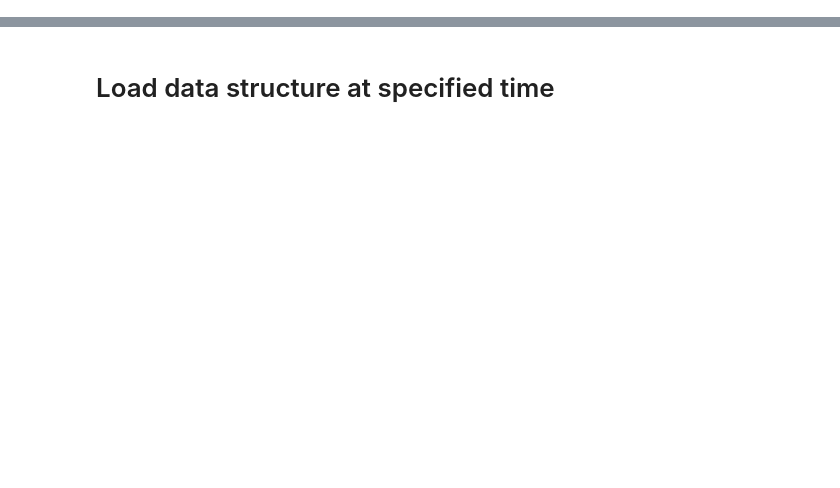
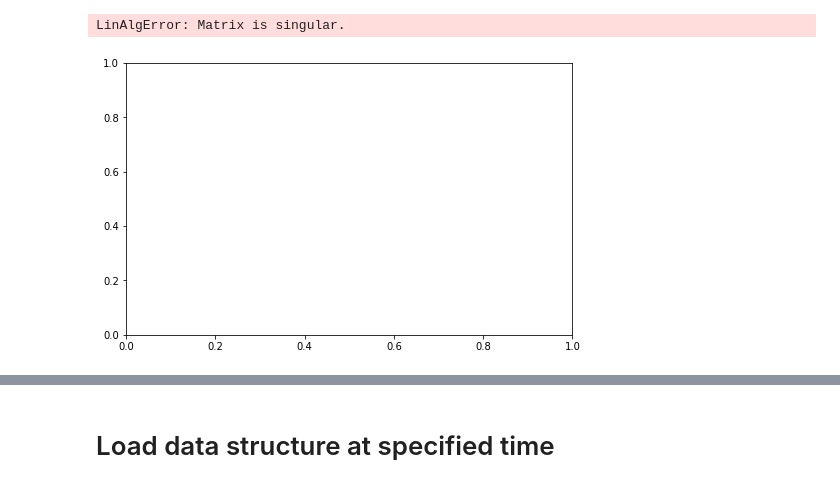
Before and after one commit to AllenCellModeling/DLITE, a Jupyter notebook: notebooks/Concise_format.ipynb, the cells around one changed output, grey strips where cells are left out. Saved outputs shown, nothing was run; the diff lists cells and outputs as text; code cells hidden in the pictures; blank space fills up the shorter version.

```diff
--- a/notebooks/Concise_format.ipynb
+++ b/notebooks/Concise_format.ipynb
@@ -10,3 +10,12 @@ from cell_describe import node, edge, cell, colony, data
 
 pkl_file = open('zo1_graph_timelapse_sample_v2.pkl','rb')
 data1 = pickle.load(pkl_file)
+# %%
+test = multiple_time(data1, 10)
+# %%
+import matplotlib.pyplot as plt
+fig, ax = plt.subplots(1,1, figsize = (8,5))
+test.plot(ax, fig,30, 1)
+# %% [output]
+LinAlgError: Matrix is singular.
+[figure, added]
```
Also changed, not shown: parts of 20 cells of this notebook, 3 other files.
